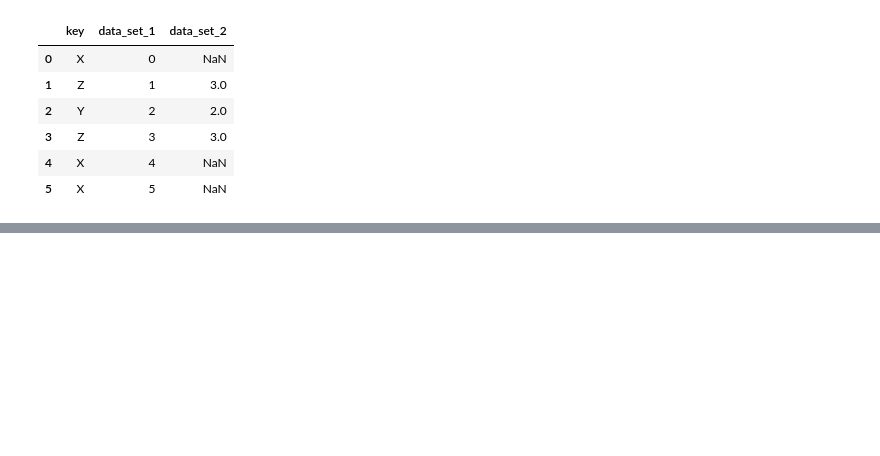
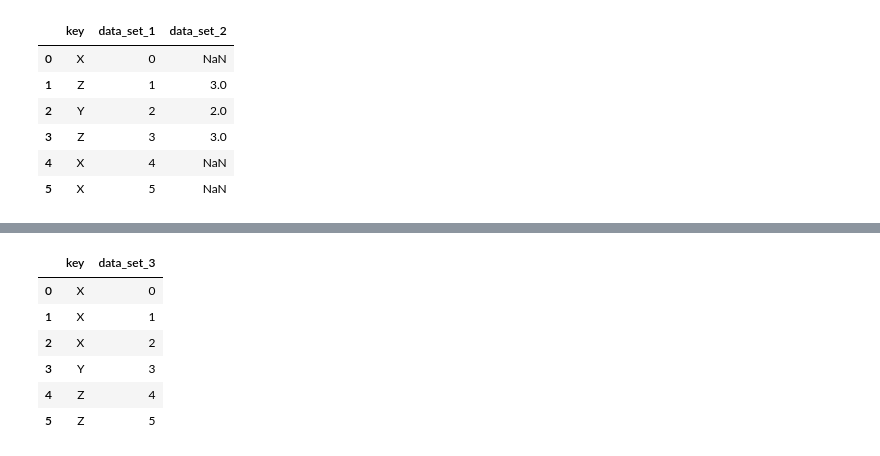
Before and after one commit to mingma1369/Python, a Jupyter notebook: Merge.ipynb, the cells around one changed output, grey strips where cells are left out. Cells and saved outputs as stored; diff of their text form; code cells hidden in the pictures; blank space fills up the shorter version.

```diff
--- a/Merge.ipynb
+++ b/Merge.ipynb
@@ -49,0 +69,11 @@ pd.merge(dframe1,dframe2,how='left',on='key')
+# %%
+dframe3=DataFrame({'key':['X','X','X','Y','Z','Z'],'data_set_3':range(6)})
+dframe3
+# %% [output]
+|  | key | data_set_3 |
+| 0 | X | 0 |
+| 1 | X | 1 |
+| 2 | X | 2 |
+| 3 | Y | 3 |
+| 4 | Z | 4 |
+| 5 | Z | 5 |
```
Also changed, not shown: parts of 6 cells of this notebook.
